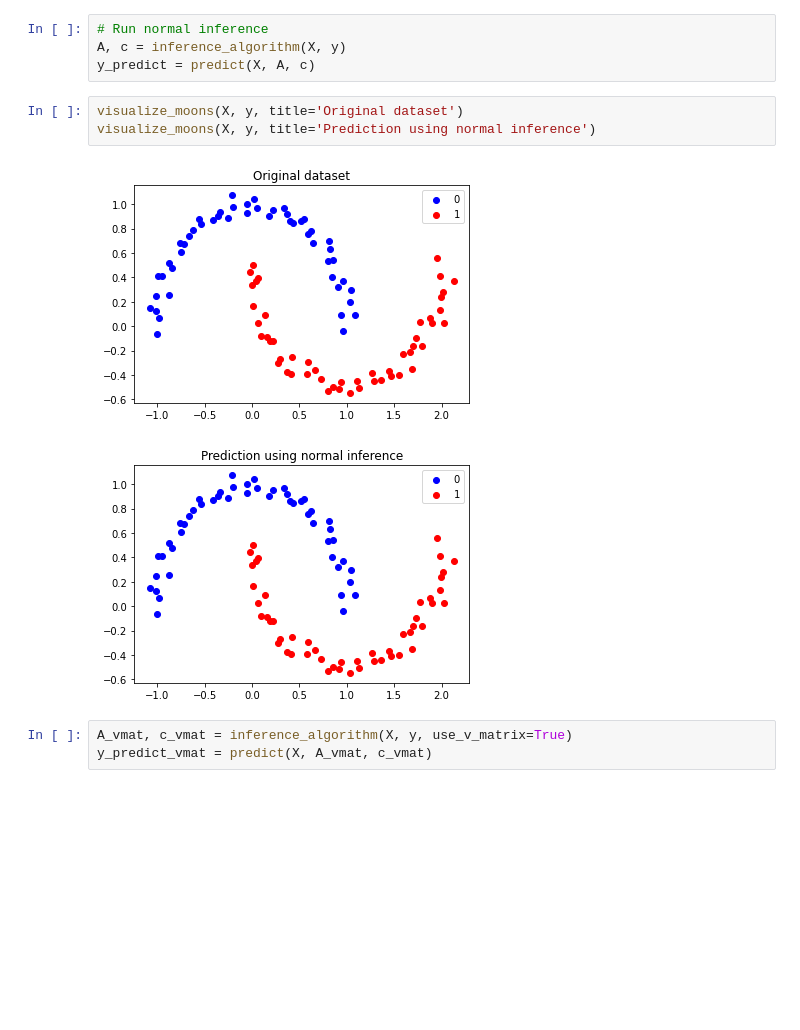
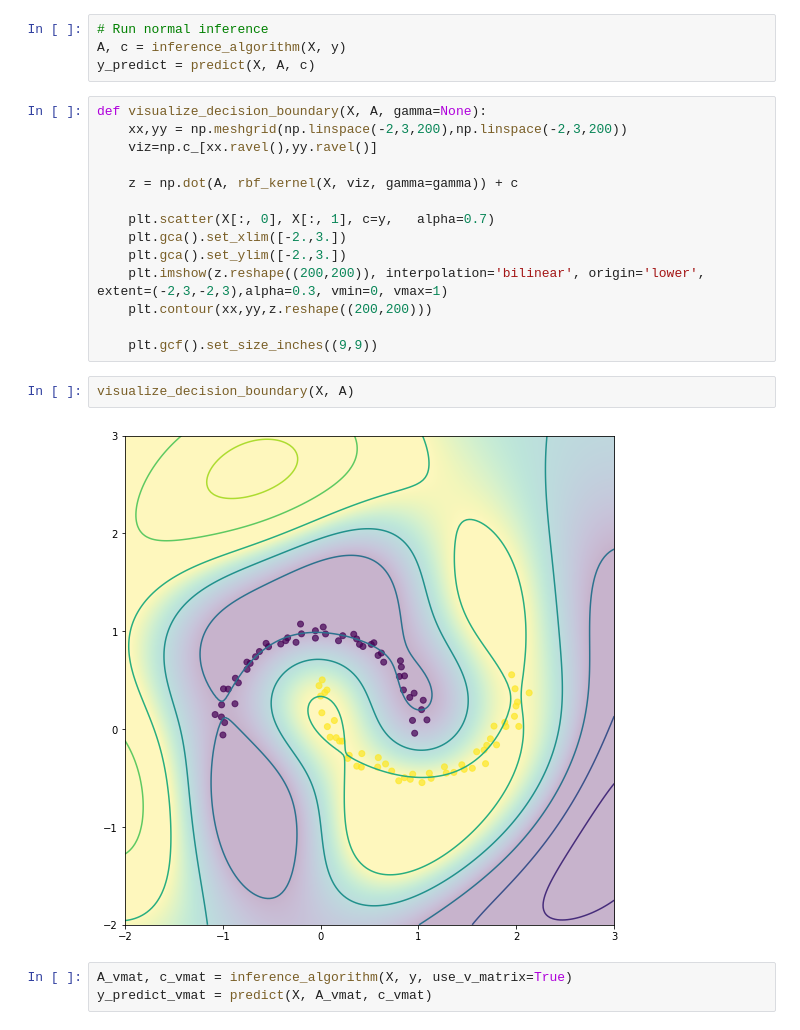
Before and after one commit to Vol0kin/LearningWithInvariants, a Jupyter notebook: examples/SVM_closed_form.ipynb, the cells around one changed output. Saved outputs shown, nothing was run; the diff lists cells and outputs as text; blank space fills up the shorter version.

Commit message:
Add function to visualize decision boundary

```diff
--- a/examples/SVM_closed_form.ipynb
+++ b/examples/SVM_closed_form.ipynb
@@ -75,12 +75,24 @@ def predict(X, A, c, gamma=None):
 # Run normal inference
 A, c = inference_algorithm(X, y)
 y_predict = predict(X, A, c)
+# %%
+def visualize_decision_boundary(X, A, gamma=None):
+    xx,yy = np.meshgrid(np.linspace(-2,3,200),np.linspace(-2,3,200))
+    viz=np.c_[xx.ravel(),yy.ravel()]
+
+    z = np.dot(A, rbf_kernel(X, viz, gamma=gamma)) + c
+
+    plt.scatter(X[:, 0], X[:, 1], c=y,   alpha=0.7)
+    plt.gca().set_xlim([-2.,3.])
+    plt.gca().set_ylim([-2.,3.])
+    plt.imshow(z.reshape((200,200)), interpolation='bilinear', origin='lower', extent=(-2,3,-2,3),alpha=0.3, vmin=0, vmax=1)
+    plt.contour(xx,yy,z.reshape((200,200)))
+
+    plt.gcf().set_size_inches((9,9))
 # %%
-visualize_moons(X, y, title='Original dataset')
-visualize_moons(X, y, title='Prediction using normal inference')
+visualize_decision_boundary(X, A)
 # %% [output]
-[figure, old version]
+[figure, new version]
-[figure, removed]
 # %%
 A_vmat, c_vmat = inference_algorithm(X, y, use_v_matrix=True)
 y_predict_vmat = predict(X, A_vmat, c_vmat)
```
Also changed, not shown: parts of 1 cell of this notebook.
